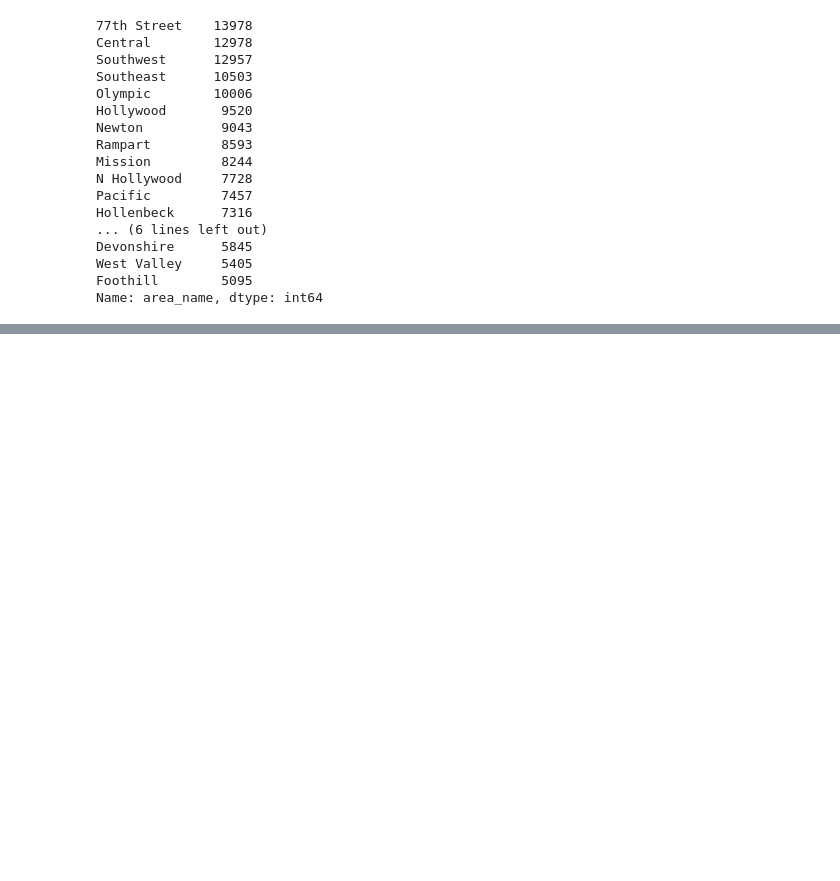
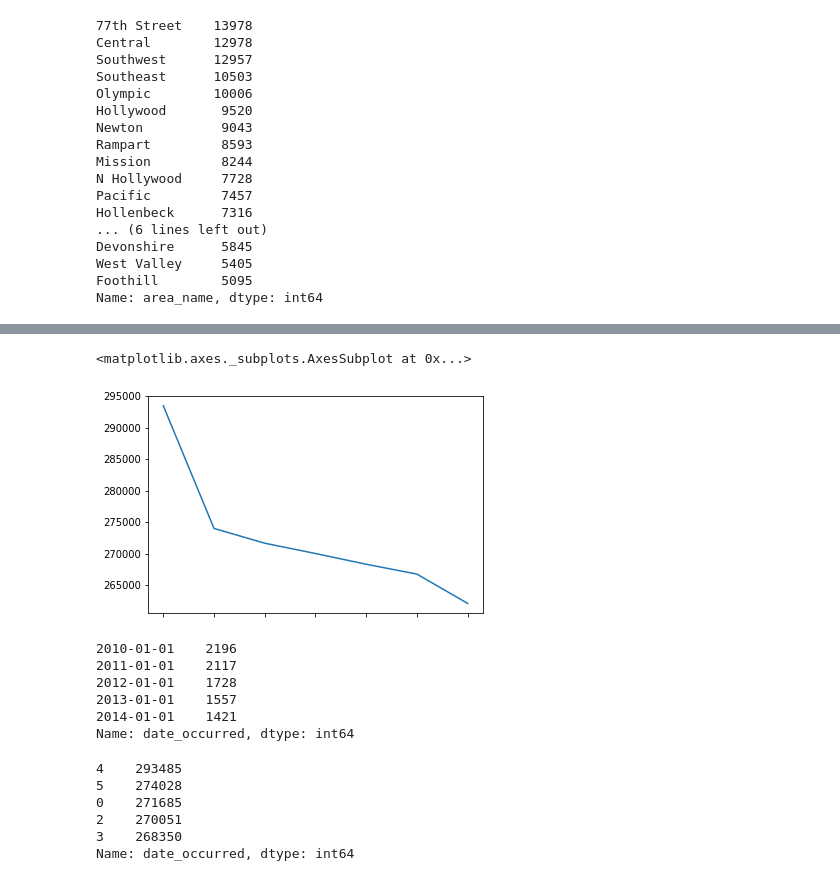
Before and after one commit to nonoumasy/LA-Crime-2010-2019, a Jupyter notebook: LA Crime Data Analysis.ipynb, the cells around one changed output, grey strips where cells are left out. Cells and saved outputs as stored; diff of their text form; code cells hidden in the pictures; blank space fills up the shorter version.

```diff
--- a/LA Crime Data Analysis.ipynb
+++ b/LA Crime Data Analysis.ipynb
@@ -176,0 +166,26 @@ Name: area_name, dtype: int64
+# %%
+#When did most crimes occured in terms of days of the week?
+df.weekday_name.value_counts().plot()
+# %% [output]
+<matplotlib.axes._subplots.AxesSubplot at 0x...>
+[figure, added]
+# %%
+#When did crimes occured in terms of specific days?
+df.date_occurred.value_counts()[0:5]
+# %% [output]
+2010-01-01    2196
+2011-01-01    2117
+2012-01-01    1728
+2013-01-01    1557
+2014-01-01    1421
+Name: date_occurred, dtype: int64
+# %%
+#When did crimes occured in terms of a weekday?
+df.date_occurred.dt.weekday.value_counts()[0:5]
+# %% [output]
+4    293485
+5    274028
+0    271685
+2    270051
+3    268350
+Name: date_occurred, dtype: int64
```
Also changed, not shown: parts of 17 cells of this notebook.
